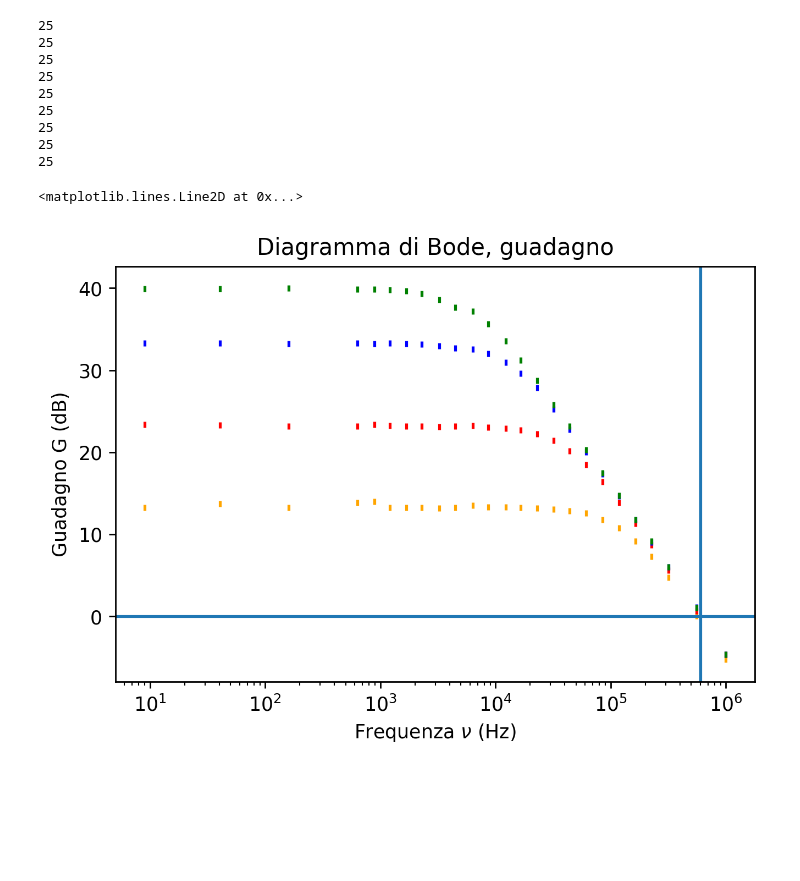
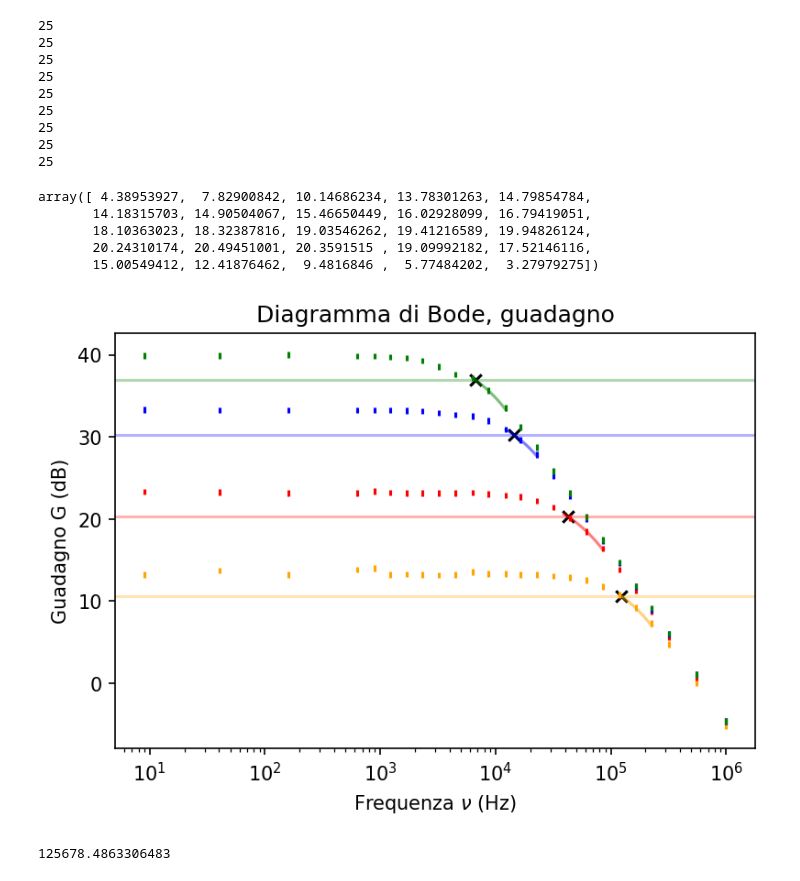
Before and after one commit to 1892051/LabSS, a Jupyter notebook: LabSS/esperienza_4/book.ipynb, the cells around one changed output. Drawn from its saved outputs; the diff is of its cells as text; code cells hidden in the pictures; blank space fills up the shorter version.

```diff
--- a/LabSS/esperienza_4/book.ipynb
+++ b/LabSS/esperienza_4/book.ipynb
@@ -14,6 +14,6 @@ from mpl_toolkits.axes_grid1.inset_locator import mark_inset
 import matplotlib.ticker as mticker
 
 import matplotlib as mpl
-mpl.rcParams['figure.dpi'] = 250
+mpl.rcParams['figure.dpi'] = 150
 # %% [markdown]
 ## Misura dello slew rate
@@ -82,23 +82,70 @@ G_BW_4 = A_4*nu
 G_1, G_2, G_3, G_4 = 20*np.log10(A_1), 20*np.log10(A_2), 20*np.log10(A_3), 20*np.log10(A_4)
+# %%
+G_BW_1
+# %% [output]
+array([ 4.38953927,  7.82900842, 10.14686234, 13.78301263, 14.79854784,
+       14.18315703, 14.90504067, 15.46650449, 16.02928099, 16.79419051,
+       18.10363023, 18.32387816, 19.03546262, 19.41216589, 19.94826124,
+       20.24310174, 20.49451001, 20.3591515 , 19.09992182, 17.52146116,
+       15.00549412, 12.41876462,  9.4816846 ,  5.77484202,  3.27979275])
 # %%
 sigmaV = lambda a: a*0.03
 sigmaNu = lambda a: a*0.03
 sigmaG = np.sqrt(2)*(3/5)/np.log(10)
-# %%
-plt.errorbar(nu, G_1, sigmaG, color="orange", linestyle="")
-plt.errorbar(nu, G_2, sigmaG, color="red", linestyle="")
-plt.errorbar(nu, G_3, sigmaG, color="blue", linestyle="")
-plt.errorbar(nu, G_4, sigmaG, color="green", linestyle="")
-plt.xscale("log")
-plt.title("Diagramma di Bode, guadagno")
-plt.xlabel("Frequenza $\\nu$ (Hz)")
-plt.ylabel("Guadagno G (dB)")
-
-plt.axhline(0)
-plt.axvline(600000)
-# %% [output]
-<matplotlib.lines.Line2D at 0x...>
-[figure, removed]
+# %%
+def retta(x,m,c):
+    return m*x+c
+# %%
+def nu_c_Finder(popt, G):
+    return (G[0:5].mean()-3-popt[1])/popt[0]
+# %%
+plt.errorbar(nu, G_1, sigmaG, color="orange", linestyle="")
+plt.axhline(G_1[0:5].mean()-3, color="orange", alpha=0.3)
+a_1, b_1 = 19, 21
+popt_1, cov_1 = curve_fit(retta, nu[a_1:b_1], G_1[a_1:b_1], absolute_sigma=sigmaG)
+x_1 = np.linspace(nu[a_1], nu[b_1], 50)
+plt.plot(x_1, popt_1[0]*x_1 + popt_1[1], color="orange", alpha=0.5)
+plt.scatter(nu_c_Finder(popt_1, G_1), G_1[0:5].mean()-3, marker="x", color="black")
+
+plt.errorbar(nu, G_2, sigmaG, color="red", linestyle="")
+plt.axhline(G_2[0:5].mean()-3, color="red", alpha=0.3)
+a_2, b_2 = 16, 18
+popt_2, cov_2 = curve_fit(retta, nu[a_2:b_2], G_2[a_2:b_2], absolute_sigma=sigmaG)
+x_2 = np.linspace(nu[a_2]-5000, nu[b_2], 50)
+plt.plot(x_2, popt_2[0]*x_2 + popt_2[1], color="red", alpha=0.5)
+plt.scatter(nu_c_Finder(popt_2, G_2), G_2[0:5].mean()-3, marker="x", color="black")
+
+plt.errorbar(nu, G_3, sigmaG, color="blue", linestyle="")
+plt.axhline(G_3[0:5].mean()-3, color="blue", alpha=0.3)
+a_3, b_3 = 12, 14
+popt_3, cov_3 = curve_fit(retta, nu[a_3:b_3], G_3[a_3:b_3], absolute_sigma=sigmaG)
+x_3 = np.linspace(nu[a_3], nu[b_3], 50)
+plt.plot(x_3, popt_3[0]*x_3 + popt_3[1], color="blue", alpha=0.5)
+plt.scatter(nu_c_Finder(popt_3, G_3), G_3[0:5].mean()-3, marker="x", color="black")
+
+plt.errorbar(nu, G_4, sigmaG, color="green", linestyle="")
+plt.axhline(G_4[0:5].mean()-3, color="green", alpha=0.3)
+a_4, b_4 = 10, 12
+popt_4, cov_4 = curve_fit(retta, nu[a_4:b_4], G_4[a_4:b_4], absolute_sigma=sigmaG)
+x_4 = np.linspace(nu[a_4], nu[b_4], 50)
+plt.plot(x_4, popt_4[0]*x_4 + popt_4[1], color="green", alpha=0.5)
+plt.scatter(nu_c_Finder(popt_4, G_4), G_4[0:5].mean()-3, marker="x", color="black")
+
+
+plt.xscale("log")
+plt.title("Diagramma di Bode, guadagno")
+plt.xlabel("Frequenza $\\nu$ (Hz)")
+plt.ylabel("Guadagno G (dB)")
+
+plt.savefig("GxBW.png", dpi=300)
+#plt.axhline(0)
+#plt.axvline(600000)
+# %% [output]
+[figure, added]
+# %%
+nu_c_Finder(popt_1,G_1)
+# %% [output]
+125678.4863306483
 # %%
 def tabmaker(l):
     st = ""
```
Also changed, not shown: parts of 5 cells of this notebook, 1 other file.
